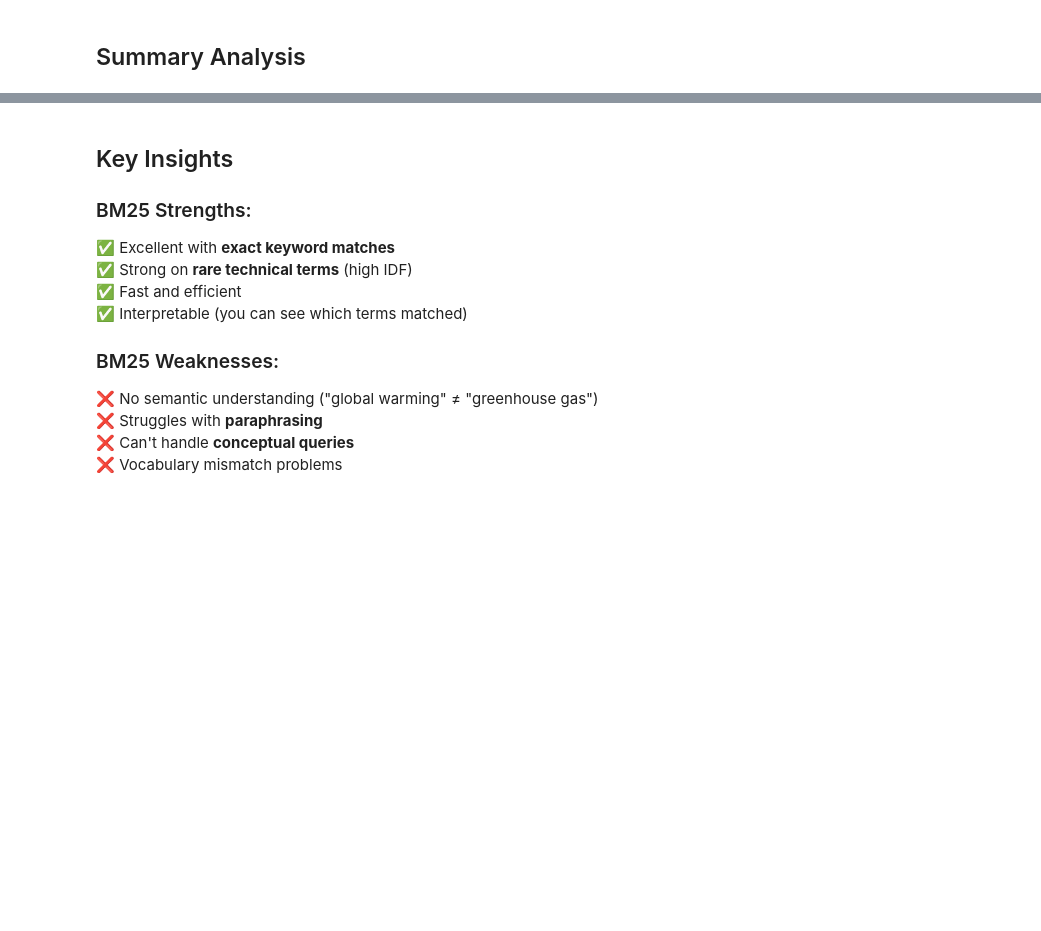
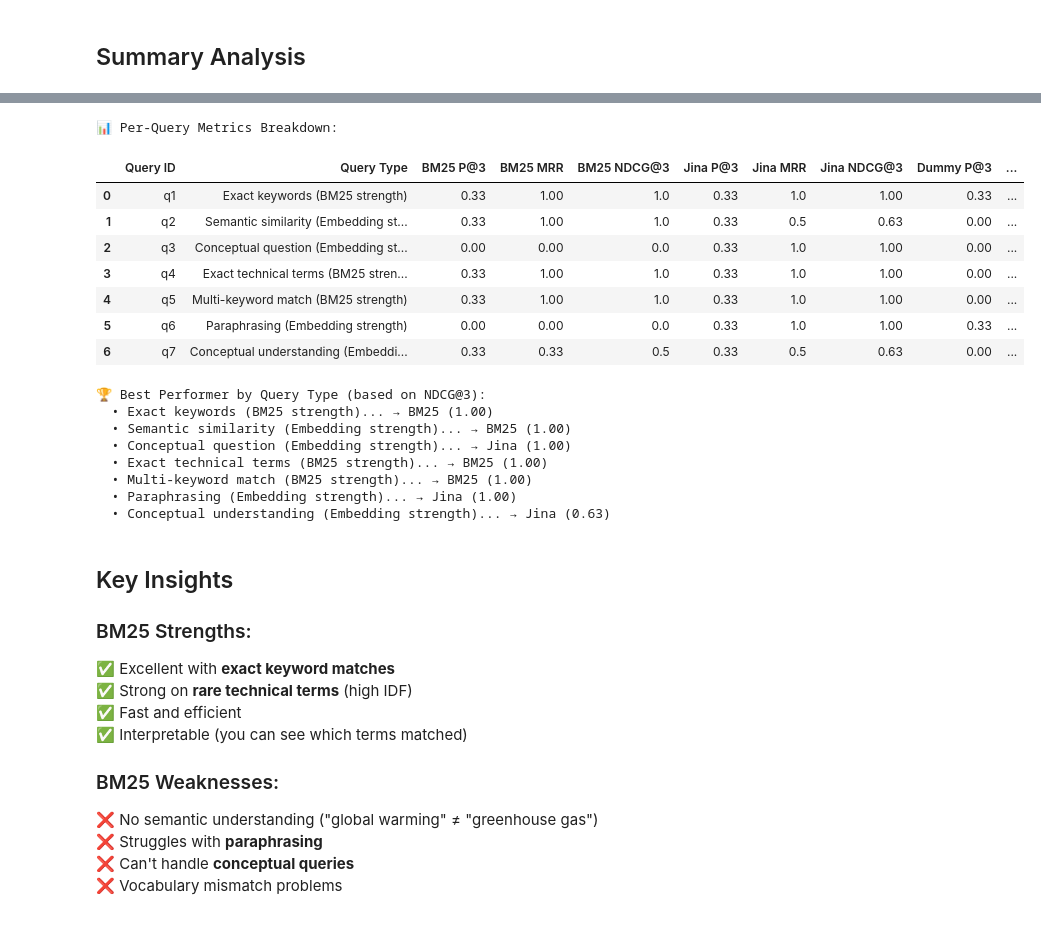
Before and after one commit to pleonova/ir-eval, a Jupyter notebook: demos/demo_retrievers.ipynb, the cells around one changed output, grey strips where cells are left out. Cells and saved outputs as stored; diff of their text form; code cells hidden in the pictures; blank space fills up the shorter version.

Commit message:
Add rank metrics to demo notebook

```diff
--- a/demos/demo_retrievers.ipynb
+++ b/demos/demo_retrievers.ipynb
@@ -454,3 +559,80 @@ SUMMARY: Retrieval Performance
+# %%
+# Calculate per-query metrics
+per_query_metrics = []
+
+for q in queries:
+    qid = q['id']
+    qtype = q['type']
+
+    # BM25 metrics
+    bm25_ranked = bm25_run[qid]
+    bm25_p = precision_at_k(bm25_ranked, qrels[qid], k=1)
+    bm25_mrr = mrr(bm25_ranked, qrels[qid])
+    bm25_ndcg = ndcg_at_k(bm25_ranked, qrels[qid], k=3, method="exponential")
+
+    # Jina metrics
+    if jina_retriever:
+        jina_ranked = jina_run[qid]
+        jina_p = precision_at_k(jina_ranked, qrels[qid], k=1)
+        jina_mrr = mrr(jina_ranked, qrels[qid])
+        jina_ndcg = ndcg_at_k(jina_ranked, qrels[qid], k=3, method="exponential")
+    else:
+        jina_p = jina_mrr = jina_ndcg = 0.0
+
+    # Dummy metrics
+    dummy_ranked = dummy_run[qid]
+    dummy_p = precision_at_k(dummy_ranked, qrels[qid], k=1)
+    dummy_mrr = mrr(dummy_ranked, qrels[qid])
+    dummy_ndcg = ndcg_at_k(dummy_ranked, qrels[qid], k=3, method="exponential")
+
+    per_query_metrics.append({
+        'Query ID': qid,
+        'Query Type': qtype,
+        'BM25 P@3': round(bm25_p, 2),
+        'BM25 MRR': round(bm25_mrr, 2),
+        'BM25 NDCG@3': round(bm25_ndcg, 2),
+        'Jina P@3': round(jina_p, 2),
+        'Jina MRR': round(jina_mrr, 2),
+        'Jina NDCG@3': round(jina_ndcg, 2),
+        'Dummy P@3': round(dummy_p, 2),
+        'Dummy MRR': round(dummy_mrr, 2),
+        'Dummy NDCG@3': round(dummy_ndcg, 2),
+    })
+
+df_per_query = pd.DataFrame(per_query_metrics)
+
+# Display with better formatting
+print("📊 Per-Query Metrics Breakdown:\n")
+display(df_per_query)
+
+# Highlight best performing retriever for each query type
+print("\n🏆 Best Performer by Query Type (based on NDCG@3):")
+for qtype in df_per_query['Query Type'].unique():
+    type_rows = df_per_query[df_per_query['Query Type'] == qtype]
+    avg_bm25 = type_rows['BM25 NDCG@3'].mean()
+    avg_jina = type_rows['Jina NDCG@3'].mean()
+    avg_dummy = type_rows['Dummy NDCG@3'].mean()
+
+    best = max([('BM25', avg_bm25), ('Jina', avg_jina), ('Dummy', avg_dummy)], key=lambda x: x[1])
+    print(f"  • {qtype[:50]}... → {best[0]} ({best[1]:.2f})")
+# %% [output]
+📊 Per-Query Metrics Breakdown:
+|  | Query ID | Query Type | BM25 P@3 | BM25 MRR | BM25 NDCG@3 | Jina P@3 | Jina MRR | Jina NDCG@3 | Dummy P@3 | ... |
+| 0 | q1 | Exact keywords (BM25 strength) | 0.33 | 1.00 | 1.0 | 0.33 | 1.0 | 1.00 | 0.33 | ... |
+| 1 | q2 | Semantic similarity (Embedding st... | 0.33 | 1.00 | 1.0 | 0.33 | 0.5 | 0.63 | 0.00 | ... |
+| 2 | q3 | Conceptual question (Embedding st... | 0.00 | 0.00 | 0.0 | 0.33 | 1.0 | 1.00 | 0.00 | ... |
+| 3 | q4 | Exact technical terms (BM25 stren... | 0.33 | 1.00 | 1.0 | 0.33 | 1.0 | 1.00 | 0.00 | ... |
+| 4 | q5 | Multi-keyword match (BM25 strength) | 0.33 | 1.00 | 1.0 | 0.33 | 1.0 | 1.00 | 0.00 | ... |
+| 5 | q6 | Paraphrasing (Embedding strength) | 0.00 | 0.00 | 0.0 | 0.33 | 1.0 | 1.00 | 0.33 | ... |
+| 6 | q7 | Conceptual understanding (Embeddi... | 0.33 | 0.33 | 0.5 | 0.33 | 0.5 | 0.63 | 0.00 | ... |
+🏆 Best Performer by Query Type (based on NDCG@3):
+  • Exact keywords (BM25 strength)... → BM25 (1.00)
+  • Semantic similarity (Embedding strength)... → BM25 (1.00)
+  • Conceptual question (Embedding strength)... → Jina (1.00)
+  • Exact technical terms (BM25 strength)... → BM25 (1.00)
+  • Multi-keyword match (BM25 strength)... → BM25 (1.00)
+  • Paraphrasing (Embedding strength)... → Jina (1.00)
+  • Conceptual understanding (Embedding strength)... → Jina (0.63)
 # %% [markdown]
 ## Key Insights
 
```
Also changed, not shown: parts of 8 cells of this notebook.
